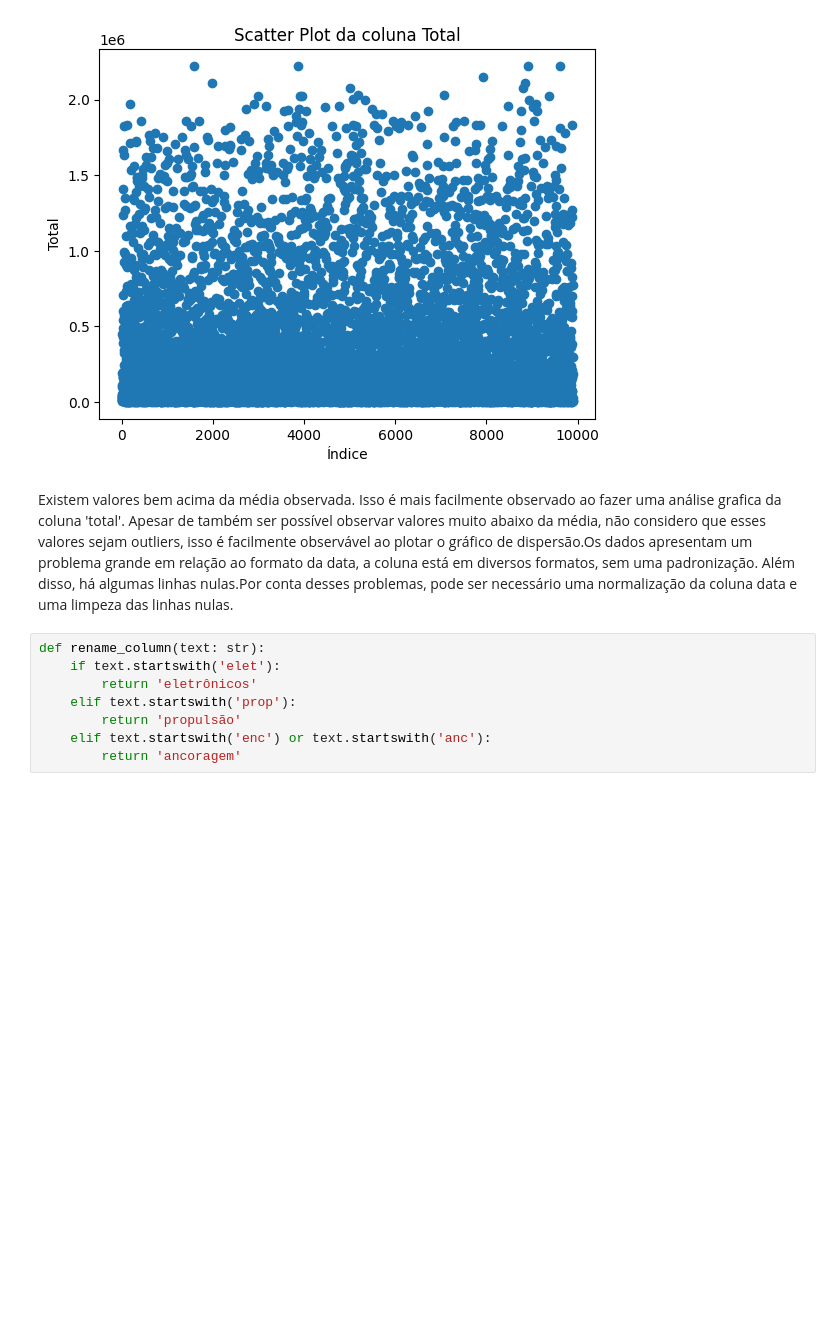
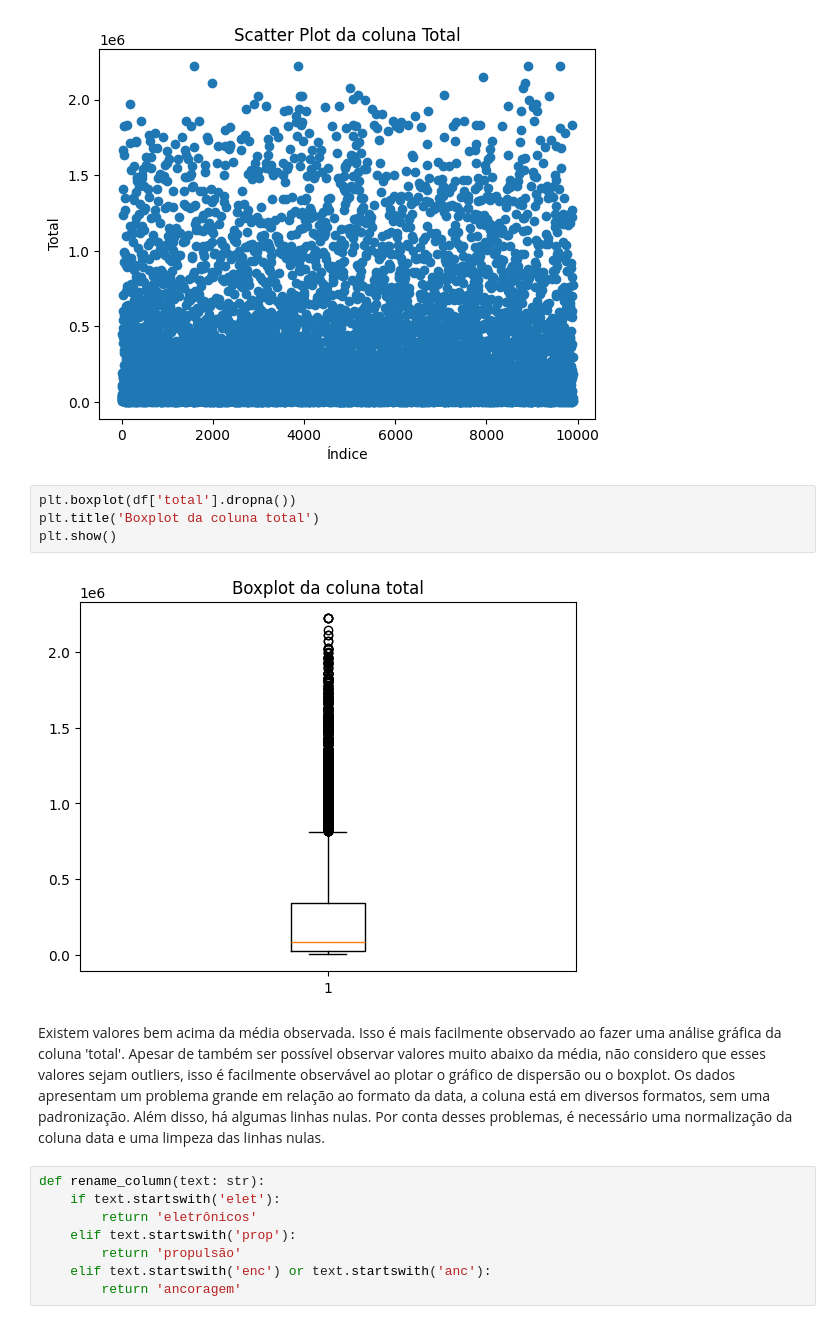
Before and after one commit to leorb99/lighthouse, a Jupyter notebook: notebooks/analysis_data.ipynb, the cells around one changed output. Cells and saved outputs as stored; diff of their text form; blank space fills up the shorter version.

```diff
--- a/notebooks/analysis_data.ipynb
+++ b/notebooks/analysis_data.ipynb
@@ -17,8 +17,16 @@ plt.title('Scatter Plot da coluna Total')
 plt.show()
 # %% [output]
 [figure]
+# %%
+plt.boxplot(df['total'].dropna())
+plt.title('Boxplot da coluna total')
+plt.show()
+# %% [output]
+[figure, added]
 # %% [markdown]
-Existem valores bem acima da média observada. Isso é mais facilmente observado ao fazer uma análise grafica da coluna 'total'. Apesar de também ser possível observar valores muito abaixo da média, não considero que esses valores sejam outliers, isso é facilmente observável ao plotar o gráfico de dispersão.﻿Os dados apresentam um problema grande em relação ao formato da data, a coluna está em diversos formatos, sem uma padronização. Além disso, há algumas linhas nulas.﻿Por conta desses problemas, pode ser necessário uma normalização da coluna data e uma limpeza das linhas nulas.
+Existem valores bem acima da média observada. Isso é mais facilmente observado ao fazer uma análise gráfica da coluna 'total'. Apesar de também ser possível observar valores muito abaixo da média, não considero que esses valores sejam outliers, isso é facilmente observável ao plotar o gráfico de dispersão ou o boxplot.
+Os dados apresentam um problema grande em relação ao formato da data, a coluna está em diversos formatos, sem uma padronização. Além disso, há algumas linhas nulas.
+Por conta desses problemas, é necessário uma normalização da coluna data e uma limpeza das linhas nulas.
 # %%
 def rename_column(text: str):
     if text.startswith('elet'):
```
Also changed, not shown: parts of 5 cells of this notebook, 3 other files.
